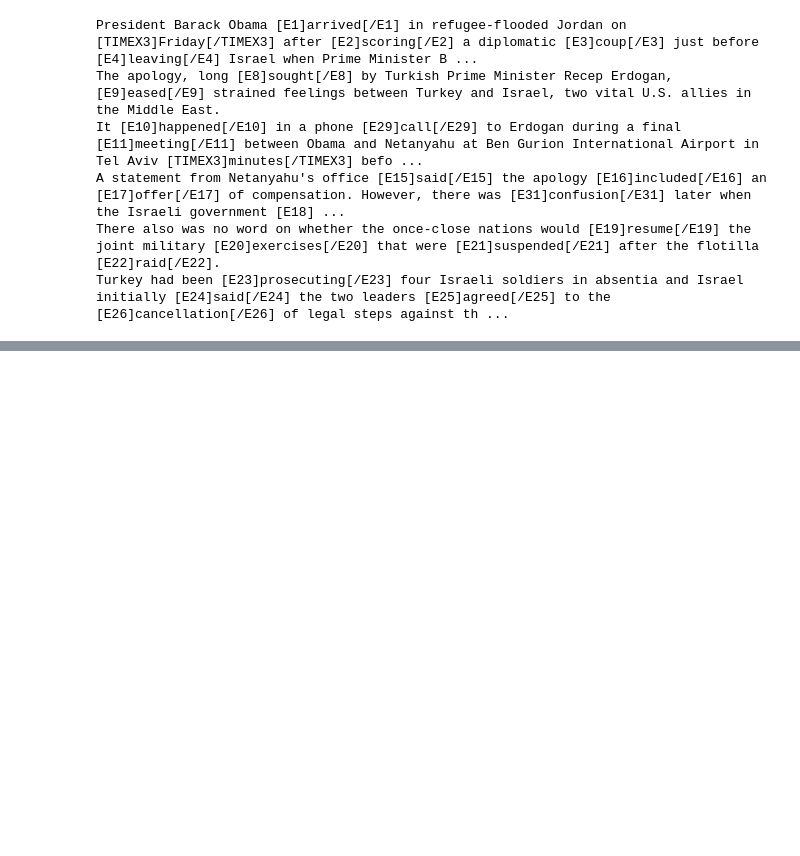
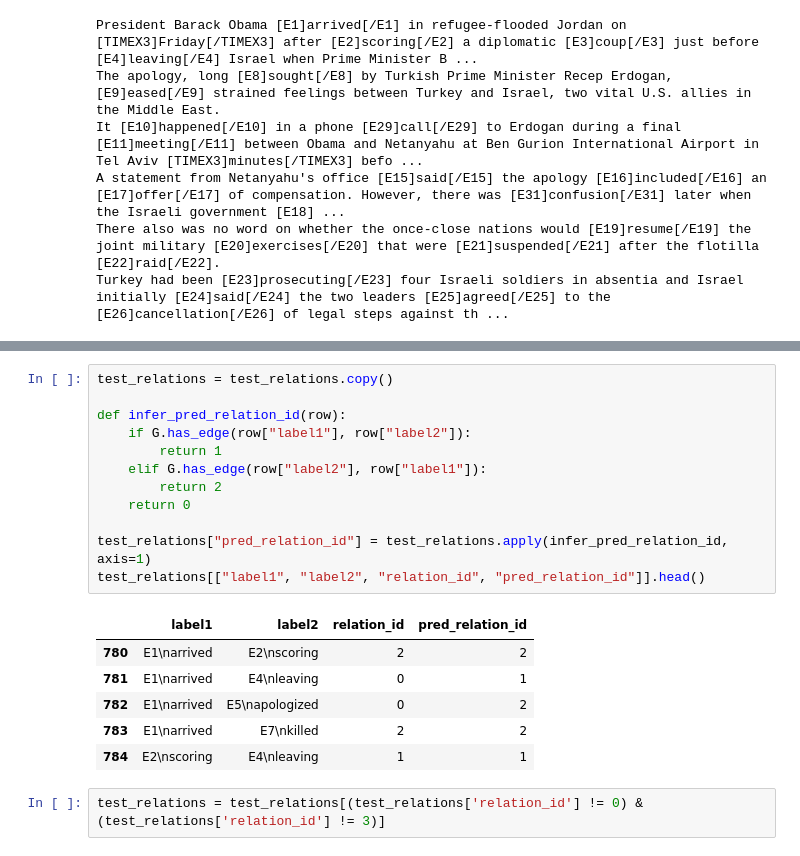
Before and after one commit to poznyakovskiy/event_extraction, a Jupyter notebook: relations_graph.ipynb, the cells around one changed output, grey strips where cells are left out. Saved outputs shown, nothing was run; the diff lists cells and outputs as text; blank space fills up the shorter version.

```diff
--- a/relations_graph.ipynb
+++ b/relations_graph.ipynb
@@ -285,0 +312,21 @@ Turkey had been [E23]prosecuting[/E23] four Israeli soldiers in absentia and Isr
+# %%
+test_relations = test_relations.copy()
+
+def infer_pred_relation_id(row):
+    if G.has_edge(row["label1"], row["label2"]):
+        return 1
+    elif G.has_edge(row["label2"], row["label1"]):
+        return 2
+    return 0
+
+test_relations["pred_relation_id"] = test_relations.apply(infer_pred_relation_id, axis=1)
+test_relations[["label1", "label2", "relation_id", "pred_relation_id"]].head()
+# %% [output]
+|  | label1 | label2 | relation_id | pred_relation_id |
+| 780 | E1\narrived | E2\nscoring | 2 | 2 |
+| 781 | E1\narrived | E4\nleaving | 0 | 1 |
+| 782 | E1\narrived | E5\napologized | 0 | 2 |
+| 783 | E1\narrived | E7\nkilled | 2 | 2 |
+| 784 | E2\nscoring | E4\nleaving | 1 | 1 |
+# %%
+test_relations = test_relations[(test_relations['relation_id'] != 0) & (test_relations['relation_id'] != 3)]
```
Also changed, not shown: parts of 7 cells of this notebook.
